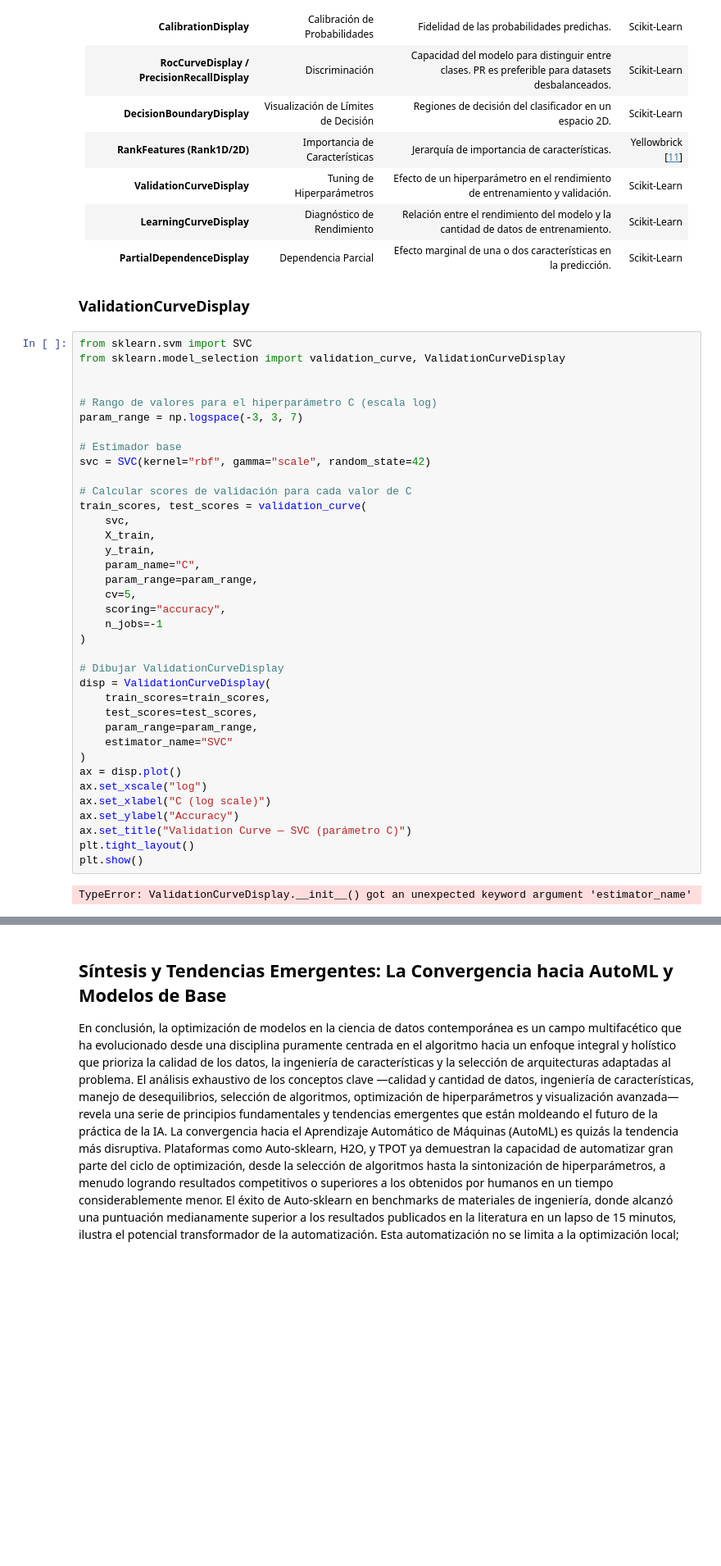
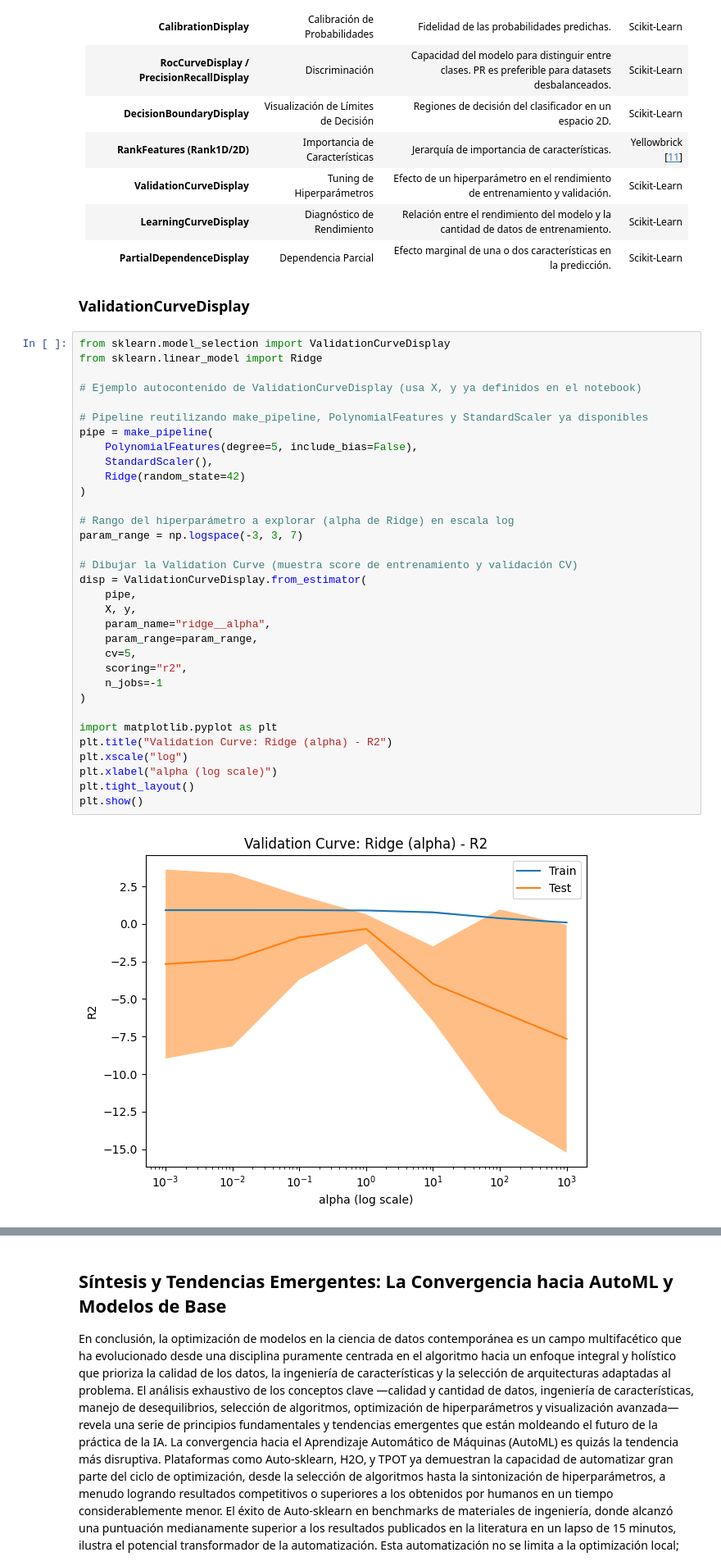
Before and after one commit to paranedagarcia/Cienciadedatos, a Jupyter notebook: 6.Aprendizaje supervisado/Optimizacion avanzada.ipynb, the cells around one changed output, grey strips where cells are left out. Shown at 82% size. Cells and saved outputs as stored; diff of their text form; blank space fills up the shorter version.

```diff
--- a/6.Aprendizaje supervisado/Optimizacion avanzada.ipynb
+++ b/6.Aprendizaje supervisado/Optimizacion avanzada.ipynb
@@ -717,41 +717,37 @@ Finalmente, para guiar el proceso de optimización de hiperparámetros, las curv
 
 ### ValidationCurveDisplay
 # %%
-from sklearn.svm import SVC
-from sklearn.model_selection import validation_curve, ValidationCurveDisplay
+from sklearn.model_selection import ValidationCurveDisplay
+from sklearn.linear_model import Ridge
 
+# Ejemplo autocontenido de ValidationCurveDisplay (usa X, y ya definidos en el notebook)
 
-# Rango de valores para el hiperparámetro C (escala log)
+# Pipeline reutilizando make_pipeline, PolynomialFeatures y StandardScaler ya disponibles
+pipe = make_pipeline(
+    PolynomialFeatures(degree=5, include_bias=False),
+    StandardScaler(),
+    Ridge(random_state=42)
+)
+
+# Rango del hiperparámetro a explorar (alpha de Ridge) en escala log
 param_range = np.logspace(-3, 3, 7)
 
-# Estimador base
-svc = SVC(kernel="rbf", gamma="scale", random_state=42)
-
-# Calcular scores de validación para cada valor de C
-train_scores, test_scores = validation_curve(
-    svc,
-    X_train,
-    y_train,
-    param_name="C",
+# Dibujar la Validation Curve (muestra score de entrenamiento y validación CV)
+disp = ValidationCurveDisplay.from_estimator(
+    pipe,
+    X, y,
+    param_name="ridge__alpha",
     param_range=param_range,
     cv=5,
-    scoring="accuracy",
+    scoring="r2",
     n_jobs=-1
 )
 
-# Dibujar ValidationCurveDisplay
-disp = ValidationCurveDisplay(
-    train_scores=train_scores,
-    test_scores=test_scores,
-    param_range=param_range,
-    estimator_name="SVC"
-)
-ax = disp.plot()
-ax.set_xscale("log")
-ax.set_xlabel("C (log scale)")
-ax.set_ylabel("Accuracy")
-ax.set_title("Validation Curve — SVC (parámetro C)")
+import matplotlib.pyplot as plt
+plt.title("Validation Curve: Ridge (alpha) - R2")
+plt.xscale("log")
+plt.xlabel("alpha (log scale)")
 plt.tight_layout()
 plt.show()
 # %% [output]
-TypeError: ValidationCurveDisplay.__init__() got an unexpected keyword argument 'estimator_name'
+[figure, added]
```
Also changed, not shown: parts of 5 cells of this notebook.
